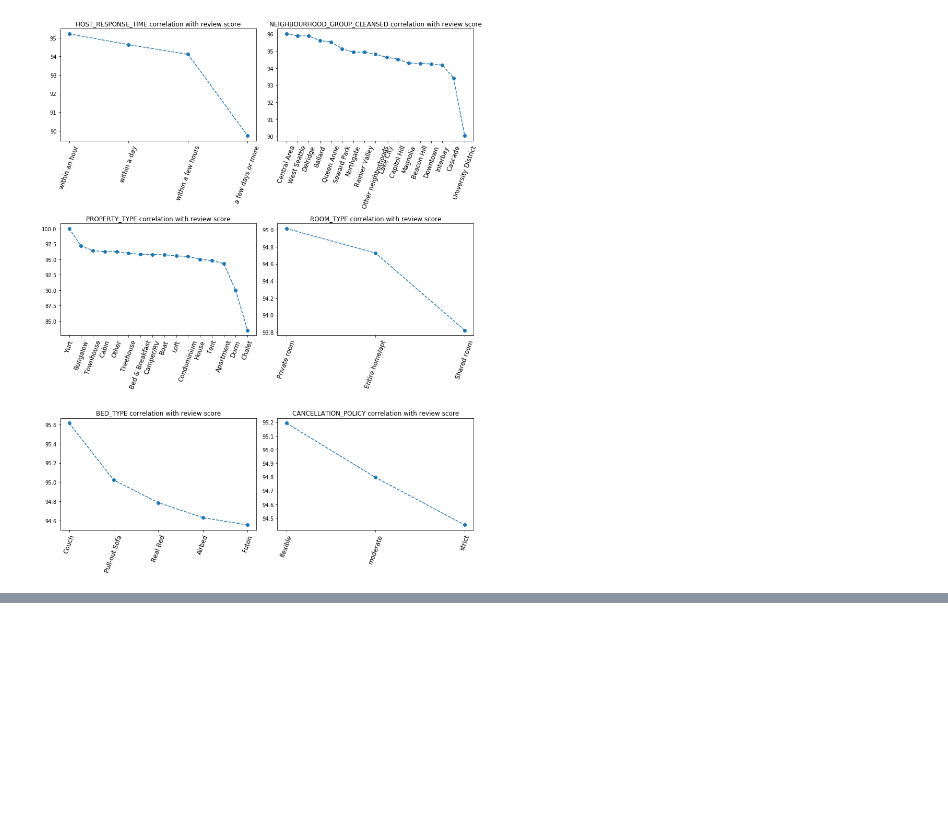
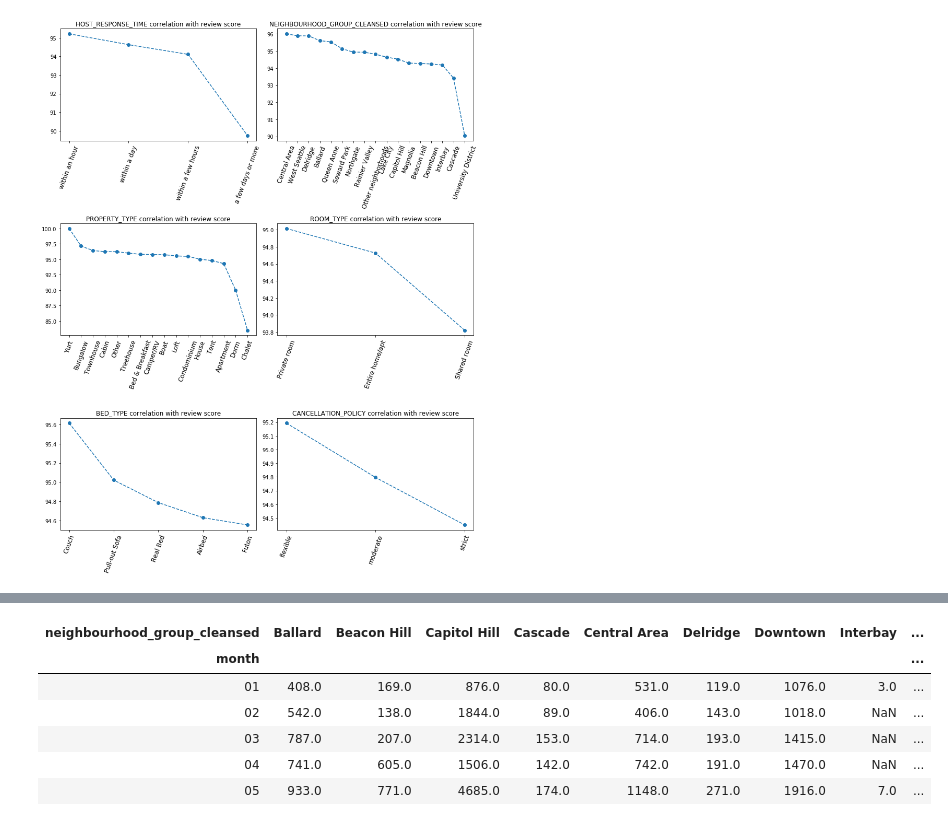
Before and after one commit to BambooPalace/UdacityDataScienceNanoDegree, a Jupyter notebook: Airbnb Dataset Analysis.ipynb, the cells around one changed output, grey strips where cells are left out. Saved outputs shown, nothing was run; the diff lists cells and outputs as text; code cells hidden in the pictures; blank space fills up the shorter version.

```diff
--- a/Airbnb Dataset Analysis.ipynb
+++ b/Airbnb Dataset Analysis.ipynb
@@ -818,0 +889,12 @@ plot.title('Seattle ')
+# %%
+#pivot data for graph drawing
+occupancy_pivot=occupancy.pivot(index='month', columns='neighbourhood_group_cleansed',values='nights_per_month')
+occupancy_pivot.head()
+# %% [output]
+| neighbourhood_group_cleansed | Ballard | Beacon Hill | Capitol Hill | Cascade | Central Area | Delridge | Downtown | Interbay | ... |
+| month |  |  |  |  |  |  |  |  | ... |
+| 01 | 408.0 | 169.0 | 876.0 | 80.0 | 531.0 | 119.0 | 1076.0 | 3.0 | ... |
+| 02 | 542.0 | 138.0 | 1844.0 | 89.0 | 406.0 | 143.0 | 1018.0 | NaN | ... |
+| 03 | 787.0 | 207.0 | 2314.0 | 153.0 | 714.0 | 193.0 | 1415.0 | NaN | ... |
+| 04 | 741.0 | 605.0 | 1506.0 | 142.0 | 742.0 | 191.0 | 1470.0 | NaN | ... |
+| 05 | 933.0 | 771.0 | 4685.0 | 174.0 | 1148.0 | 271.0 | 1916.0 | 7.0 | ... |
```
Also changed, not shown: parts of 34 cells of this notebook, 5 other files.
